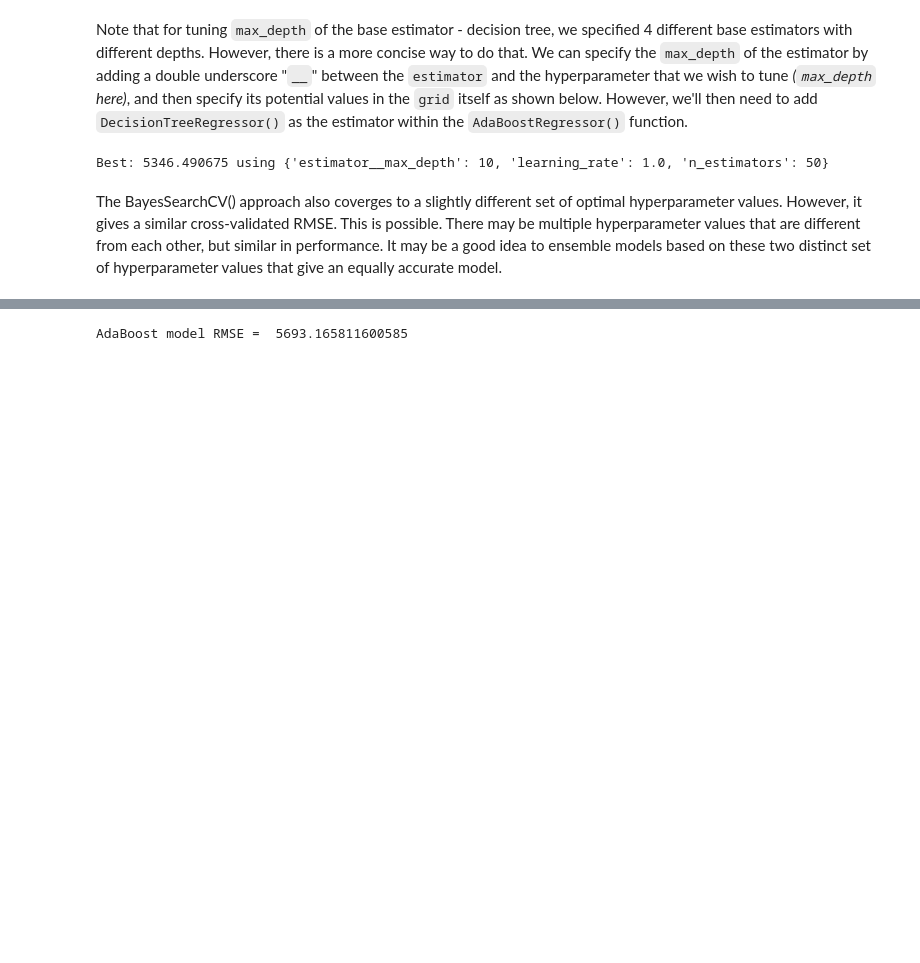
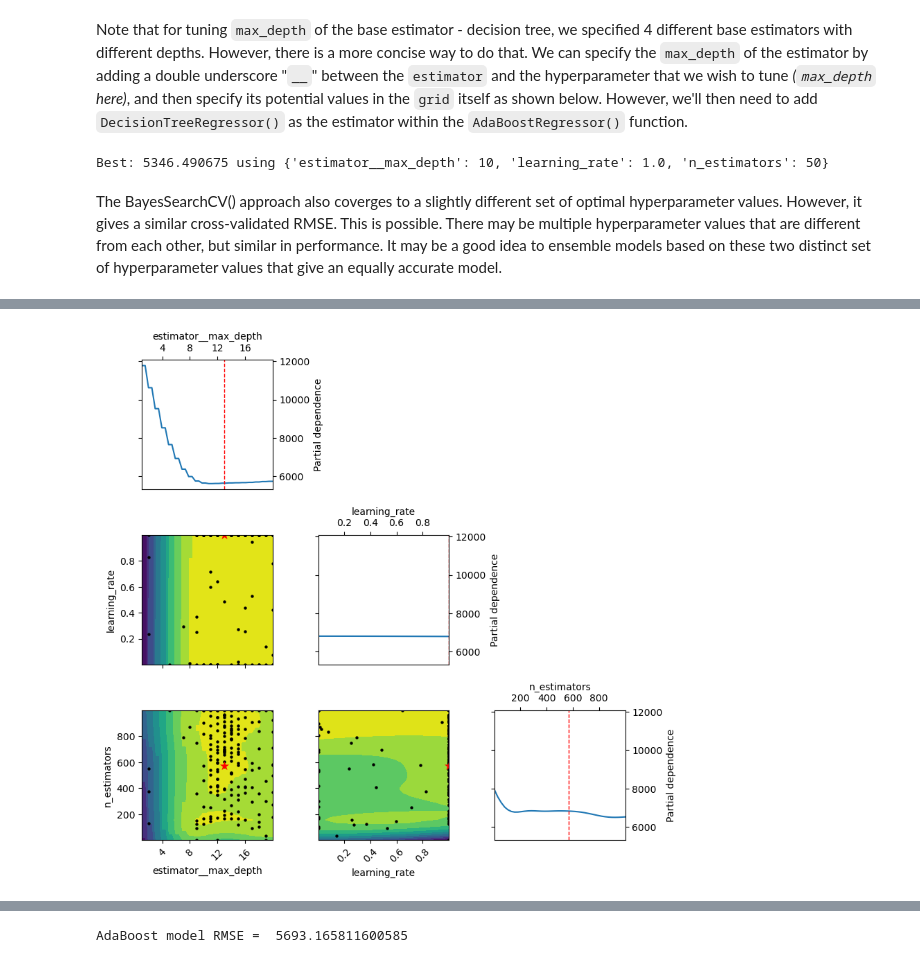
Before and after one commit to Lizhen0909/STAT303-3-class-notes, a Jupyter notebook: Lec7_AdaBoost.ipynb, the cells around one changed output, grey strips where cells are left out. Drawn from its saved outputs; the diff is of its cells as text; code cells hidden in the pictures; blank space fills up the shorter version.

```diff
--- a/Lec7_AdaBoost.ipynb
+++ b/Lec7_AdaBoost.ipynb
@@ -313,3 +313,9 @@ BayesSearchCV(cv=KFold(n_splits=5, random_state=1, shuffle=True),
               search_spaces={'estimator__max_depth': Integer(low=1, high=20, prior='uniform', transform='normalize'),
                              'learning_rate': Real(low=0.0001, high=1.0, prior='uniform', transform='normalize'),
                              'n_estimators': Integer(low=2, high=1000, prior='uniform', transform='normalize')})
+# %%
+plot_objective(gcv.optimizer_results_[0],
+                   dimensions=['estimator__max_depth', 'learning_rate', 'n_estimators'], size = 3)
+plt.show();
+# %% [output]
+[figure, added]
```
Also changed, not shown: parts of 5 cells of this notebook.
